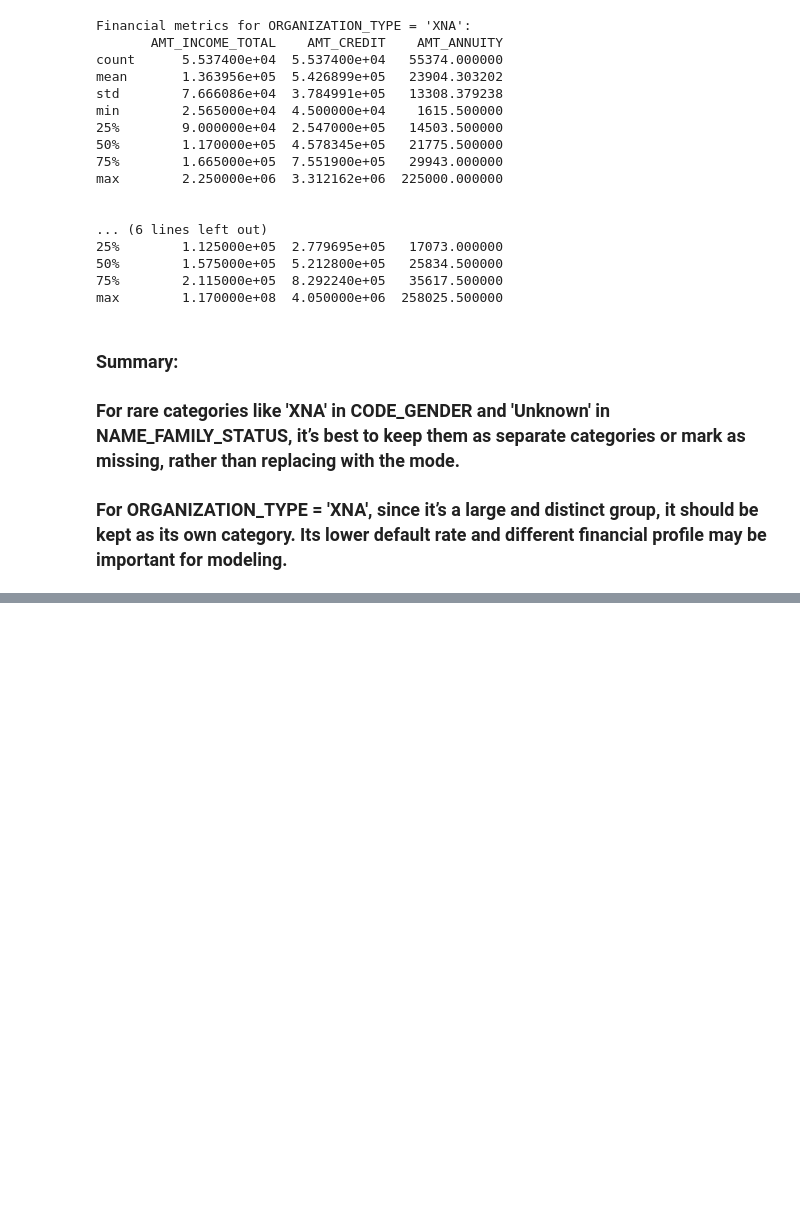
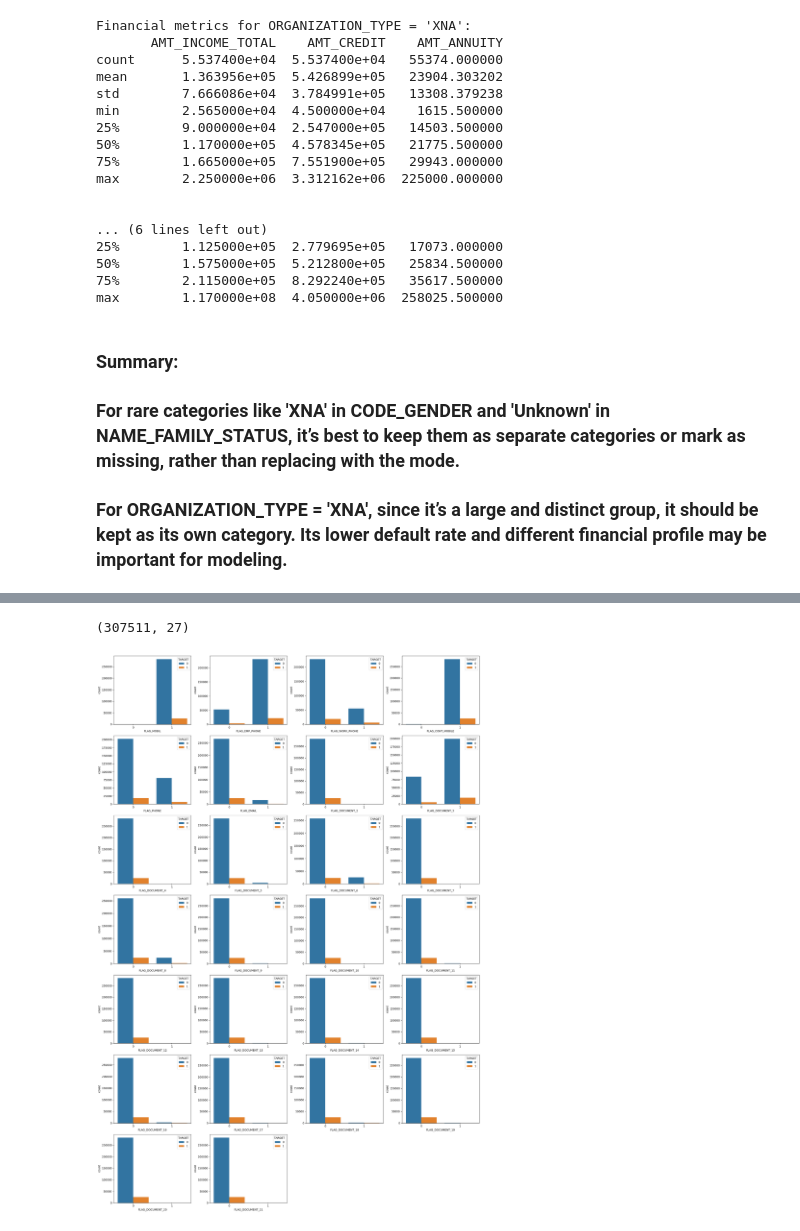
Before and after one commit to yuvi31102000/Loan_default, a Jupyter notebook: Loan_default.ipynb, the cells around one changed output, grey strips where cells are left out. Saved outputs shown, nothing was run; the diff lists cells and outputs as text; code cells hidden in the pictures; blank space fills up the shorter version.

```diff
--- a/Loan_default.ipynb
+++ b/Loan_default.ipynb
@@ -410,0 +398,2 @@ df_cleaned_data.to_csv('/content/drive/MyDrive/df_app_data.csv', index=False)
+# %%
+df_app_data = pd.read_csv('/content/drive/MyDrive/df_app_data.csv')
@@ -410,0 +410,13 @@ df_cleaned_data.to_csv('/content/drive/MyDrive/df_app_data.csv', index=False)
+# %%
+df_app_data.drop(columns=['FLAG_OWN_CAR', 'FLAG_OWN_REALTY'], inplace=True)
+# %%
+flag_cols = []
+
+for i in df_app_data.columns:
+  if i.startswith('FLAG_'):
+    flag_cols.append(i)
+
+flag_cols.append('TARGET')
+# %%
+df_flag_col = df_app_data[flag_cols]
+df_flag_col.head()
@@ -410,0 +430,13 @@ df_cleaned_data.to_csv('/content/drive/MyDrive/df_app_data.csv', index=False)
+# %%
+df_flag_col.shape
+# %% [output]
+(307511, 27)
+# %%
+plt.figure(figsize=(20,29))
+for i, col in enumerate(flag_cols):
+  if col != "TARGET":
+    plt.subplot(7,4,i+1)
+    sns.countplot(data=df_flag_col, x=col, hue='TARGET')
+    plt.tight_layout()
+# %% [output]
+[figure, added]
```
Also changed, not shown: parts of 8 cells of this notebook.
